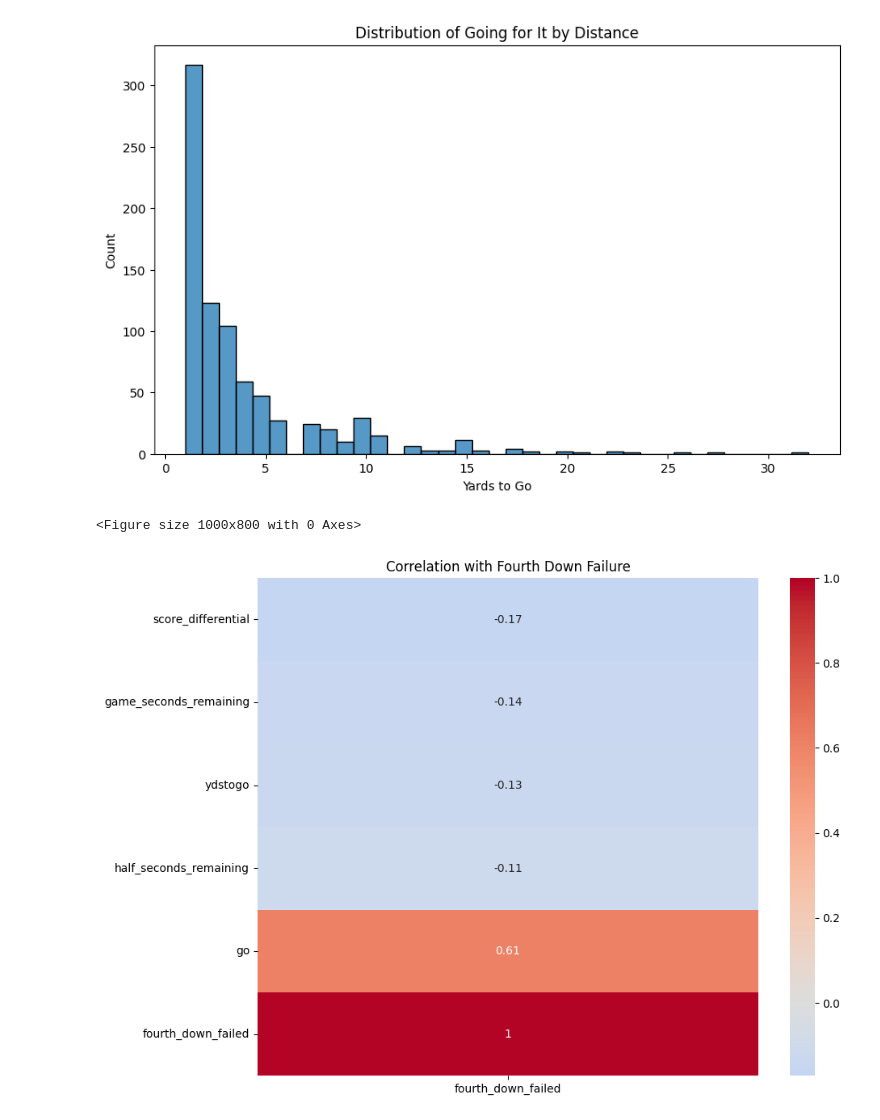
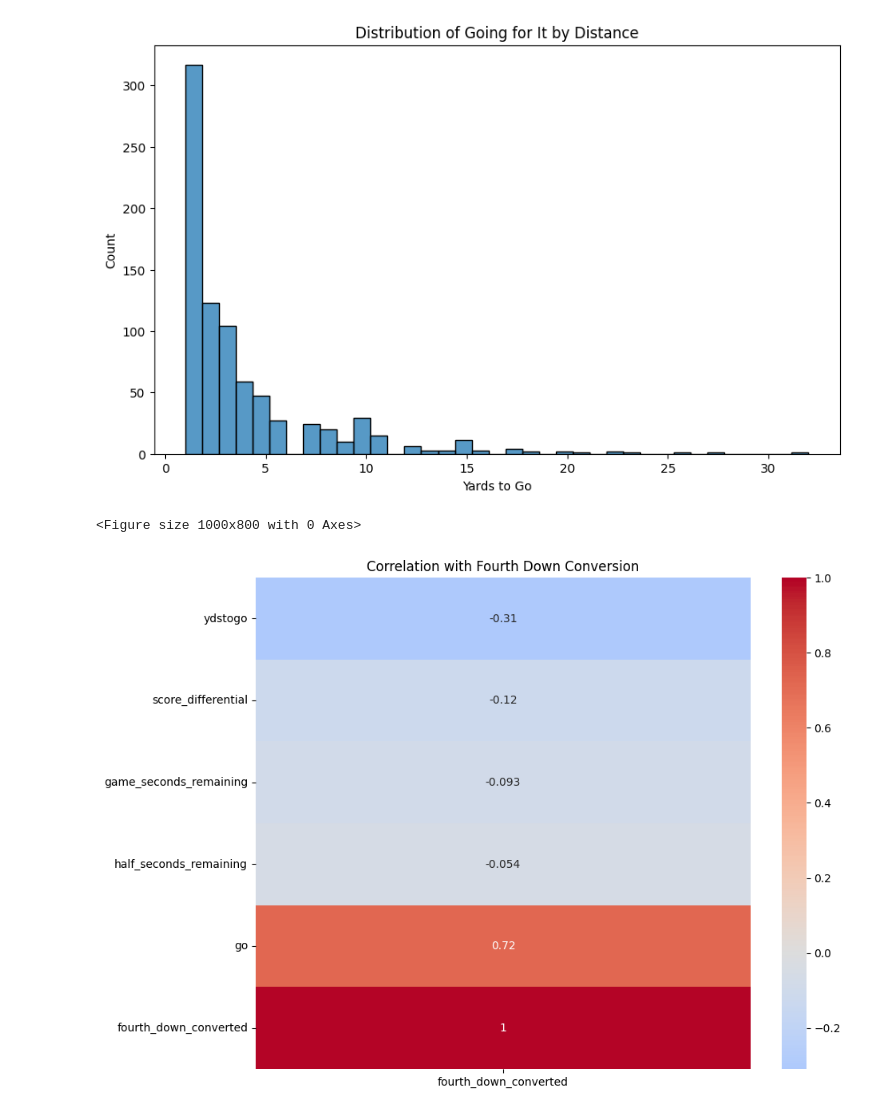
Before and after one commit to govrahul/nfl_fourth_down_analyzer, a Jupyter notebook: initial_analysis.ipynb, the cells around one changed output. Cells and saved outputs as stored; diff of their text form; code cells hidden in the pictures.

```diff
--- a/initial_analysis.ipynb
+++ b/initial_analysis.ipynb
@@ -61,20 +61,20 @@ Text(0.5, 0, 'Yards to Go')
 # %%
 # correlation heat map for fourth down success
 plt.figure(figsize=(10, 8))
-subset = fourth_down[['fourth_down_failed', 'ydstogo', 'score_differential', 'half_seconds_remaining', 'game_seconds_remaining', 'go']]
-corr = subset.corr()[['fourth_down_failed']]
+subset = fourth_down[['fourth_down_converted', 'ydstogo', 'score_differential', 'half_seconds_remaining', 'game_seconds_remaining', 'go']]
+corr = subset.corr()[['fourth_down_converted']]
 plt.figure(figsize=(10, 8))
 sns.heatmap(
-    corr.sort_values(by='fourth_down_failed'),
+    corr.sort_values(by='fourth_down_converted'),
     annot=True,
     cmap='coolwarm',
     center=0
 )
-plt.title('Correlation with Fourth Down Failure')
+plt.title('Correlation with Fourth Down Conversion')
 plt.show()
 # %% [output]
 <Figure size 1000x800 with 0 Axes>
-[figure, old version]
+[figure, new version]
 # %%
 plt.figure(figsize=(10, 6))
 corr = subset.corr()[['go']]
```
Also changed, not shown: parts of 3 cells of this notebook.
